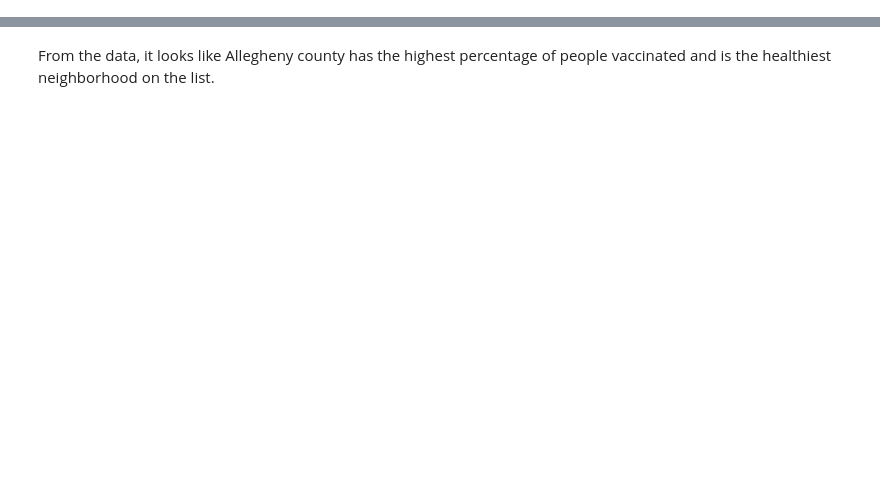
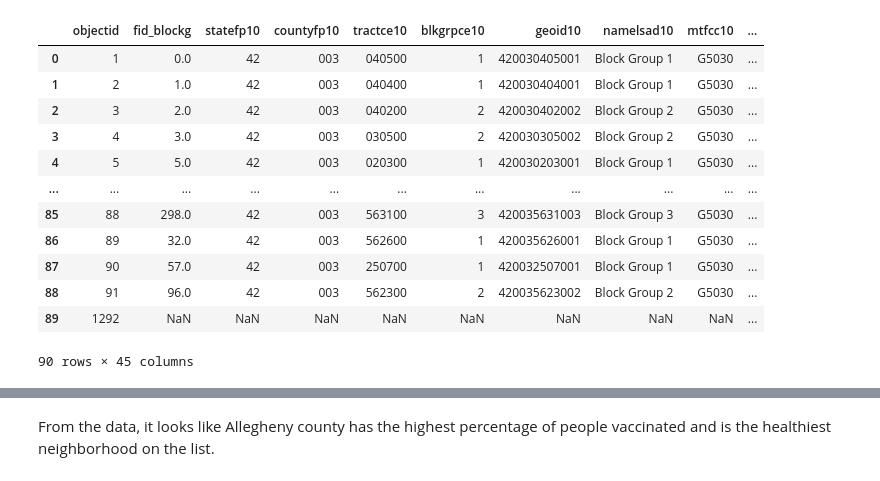
Before and after one commit to CHT126/FINAL-PROJECT, a Jupyter notebook: Charles Tran/Vaccinated.ipynb, the cells around one changed output, grey strips where cells are left out. Cells and saved outputs as stored; diff of their text form; code cells hidden in the pictures; blank space fills up the shorter version.

```diff
--- a/Charles Tran/Vaccinated.ipynb
+++ b/Charles Tran/Vaccinated.ipynb
@@ -20,0 +20,7 @@ df
+# %%
+df = pd.read_csv("NV.csv")
+df['neighborhood_municipality'] = df['neighborhood_municipality'].replace(to_replace="\(.*?\)", value="", regex=True)
+df['neighborhood_municipality']=df['neighborhood_municipality'].replace(to_replace="borough", value="", regex=True)
+df['neighborhood_municipality'] = df['neighborhood_municipality'].replace(to_replace="township", value="", regex=True)
+df.applymap(lambda x: x.strip() if isinstance(x, str) else x)
+df
@@ -20,0 +58,6 @@ df
+# %%
+dfp = pd.read_csv("pop.csv", usecols = ['COUNTY','NAME','2020_Total_Population'])
+dfp['NAME']=dfp['NAME'].replace(to_replace="borough", value="", regex=True)
+dfp['NAME']=dfp['NAME'].replace(to_replace="township", value="", regex=True)
+dfp.applymap(lambda x: x.strip() if isinstance(x, str) else x)
+dfp
@@ -20,0 +78,4 @@ df
+# %%
+query_mask = dfp['COUNTY'].str.contains("Allegheny")
+nc = dfp[query_mask]
+nc
@@ -20,0 +102,3 @@ df
+# %%
+gdf = pd.merge(df, nc, how='outer', left_on='neighborhood_municipality', right_on='NAME')
+gdf
@@ -20,0 +126,18 @@ df
+# %%
+vacc_map = neighborhoods.merge(gdf,how='left', left_on='hood', right_on='neighborhood_municipality')
+hi = vacc_map.fillna(gdf)
+hi
+# %% [output]
+|  | objectid | fid_blockg | statefp10 | countyfp10 | tractce10 | blkgrpce10 | geoid10 | namelsad10 | mtfcc10 | ... |
+| 0 | 1 | 0.0 | 42 | 003 | 040500 | 1 | 420030405001 | Block Group 1 | G5030 | ... |
+| 1 | 2 | 1.0 | 42 | 003 | 040400 | 1 | 420030404001 | Block Group 1 | G5030 | ... |
+| 2 | 3 | 2.0 | 42 | 003 | 040200 | 2 | 420030402002 | Block Group 2 | G5030 | ... |
+| 3 | 4 | 3.0 | 42 | 003 | 030500 | 2 | 420030305002 | Block Group 2 | G5030 | ... |
+| 4 | 5 | 5.0 | 42 | 003 | 020300 | 1 | 420030203001 | Block Group 1 | G5030 | ... |
+| ... | ... | ... | ... | ... | ... | ... | ... | ... | ... | ... |
+| 85 | 88 | 298.0 | 42 | 003 | 563100 | 3 | 420035631003 | Block Group 3 | G5030 | ... |
+| 86 | 89 | 32.0 | 42 | 003 | 562600 | 1 | 420035626001 | Block Group 1 | G5030 | ... |
+| 87 | 90 | 57.0 | 42 | 003 | 250700 | 1 | 420032507001 | Block Group 1 | G5030 | ... |
+| 88 | 91 | 96.0 | 42 | 003 | 562300 | 2 | 420035623002 | Block Group 2 | G5030 | ... |
+| 89 | 1292 | NaN | NaN | NaN | NaN | NaN | NaN | NaN | NaN | ... |
+90 rows × 45 columns
```
Also changed, not shown: parts of 14 cells of this notebook, 6 other files.
